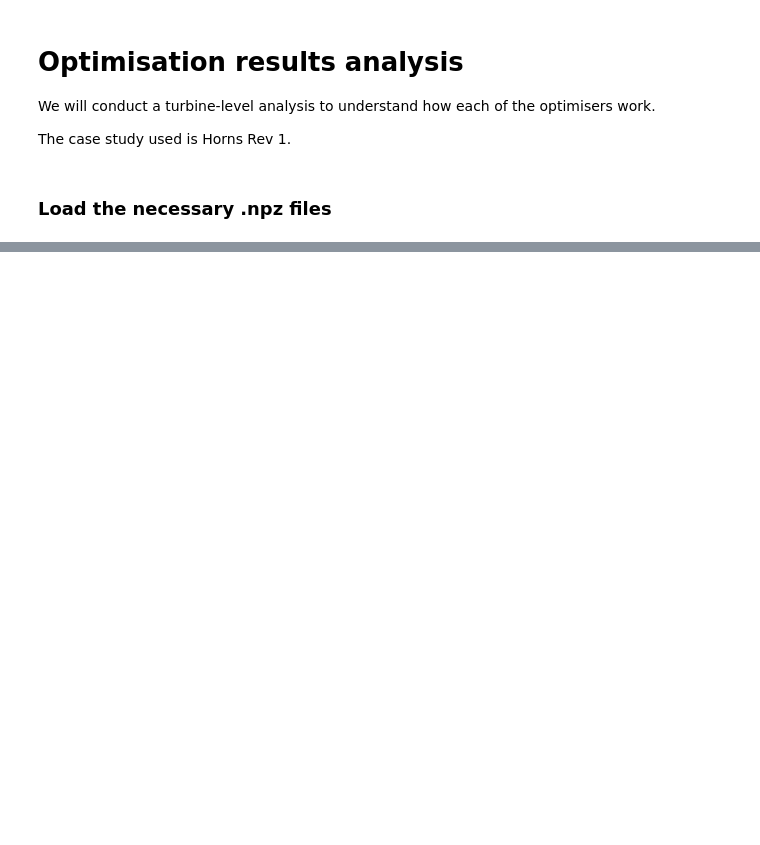
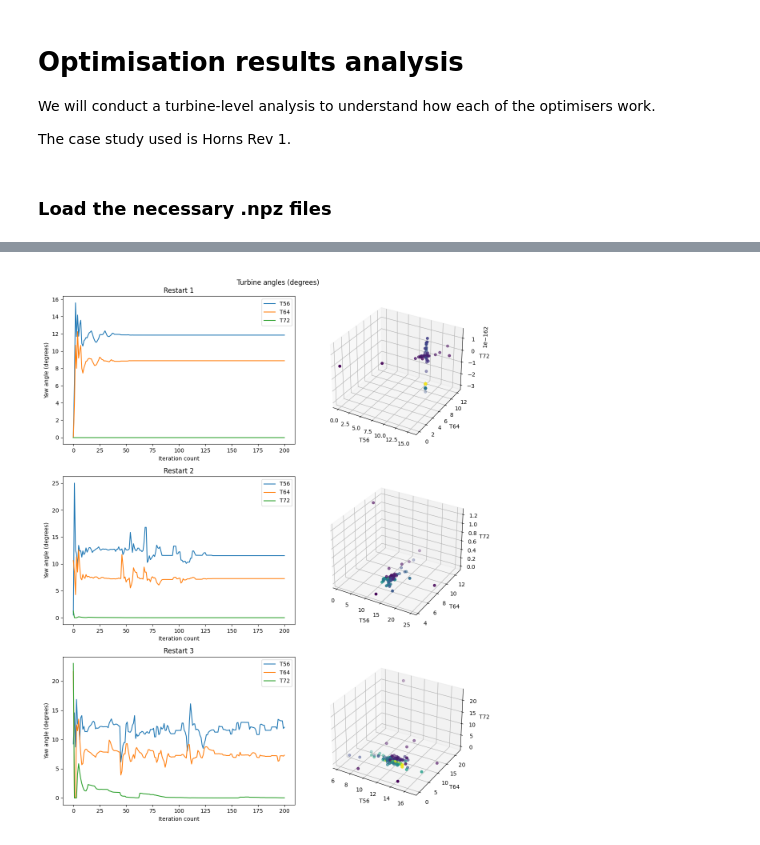
Before and after one commit to Changtze/DiffWake, a Jupyter notebook: results/turbine_analysis.ipynb, the cells around one changed output, grey strips where cells are left out. Cells and saved outputs as stored; diff of their text form; code cells hidden in the pictures; blank space fills up the shorter version.

```diff
--- a/results/turbine_analysis.ipynb
+++ b/results/turbine_analysis.ipynb
@@ -88,0 +232,6 @@ plot_yaw_angles(slsqp_yaw)
+# %%
+# A downstream row of 3~
+t56, t64, t72 = 56, 64, 72
+turbine_behaviour(t56, t64, t72)
+# %% [output]
+[figure, added]
```
Also changed, not shown: parts of 15 cells of this notebook, 10 other files.
